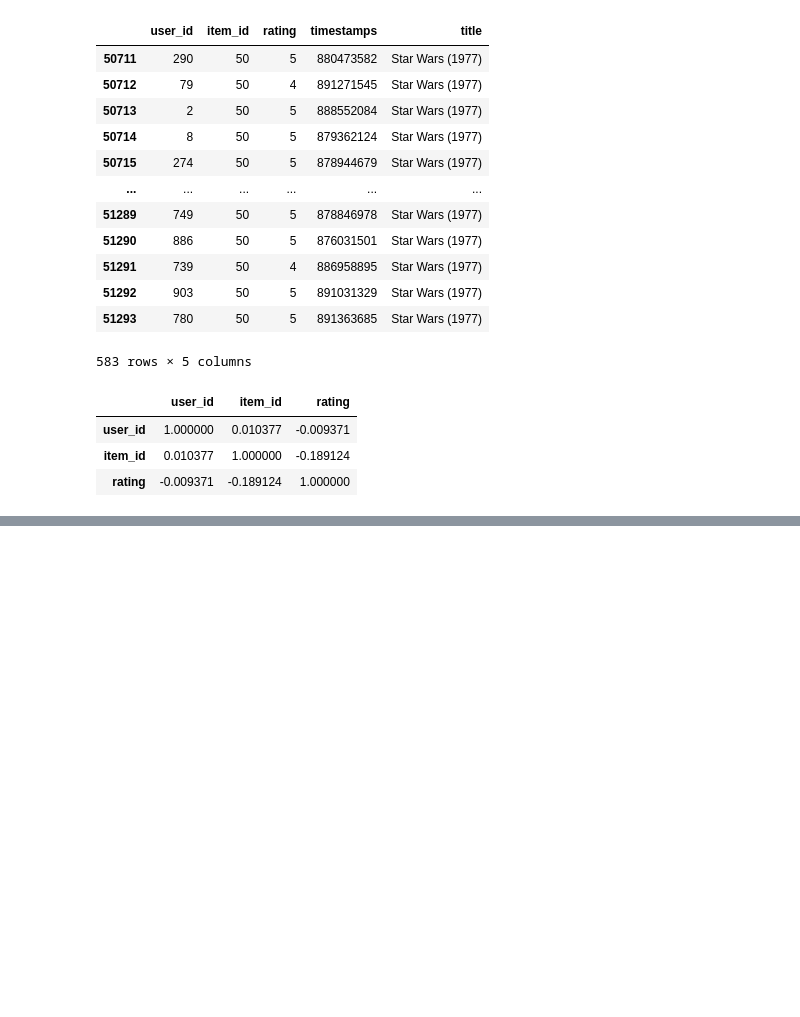
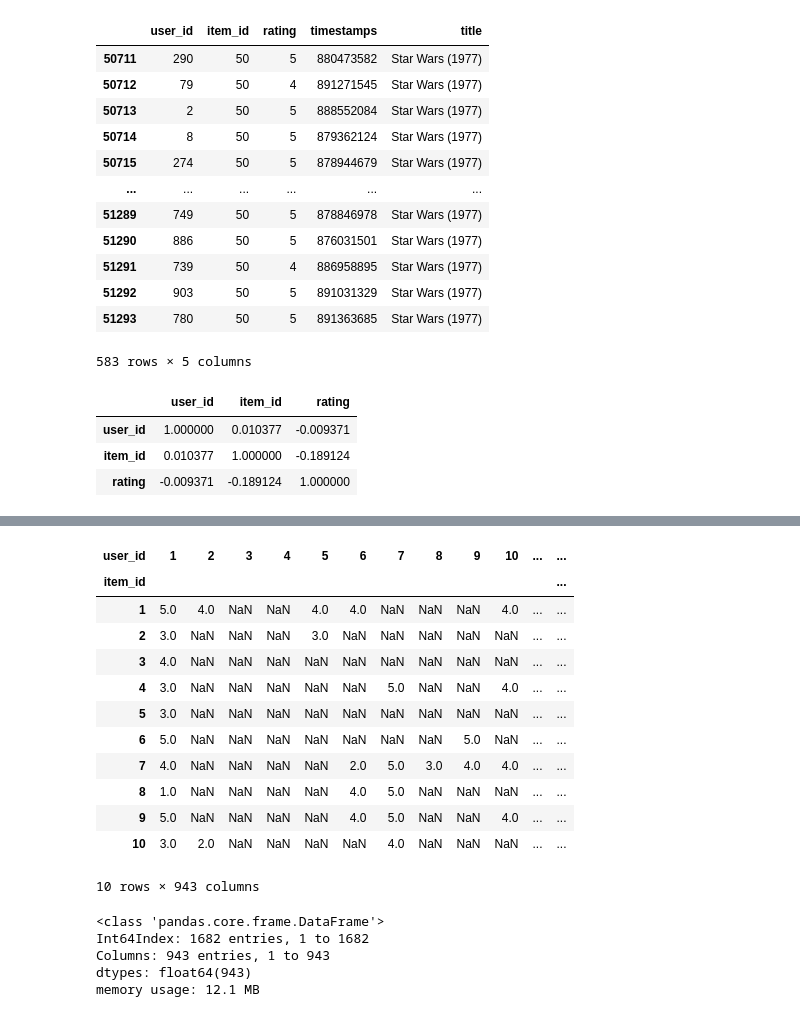
Before and after one commit to ali-d-nasseri/Recommender-System, a Jupyter notebook: Recommender Project.ipynb, the cells around one changed output, grey strips where cells are left out. Cells and saved outputs as stored; diff of their text form; code cells hidden in the pictures; blank space fills up the shorter version.

```diff
--- a/Recommender Project.ipynb
+++ b/Recommender Project.ipynb
@@ -270,0 +326,24 @@ movielens[(movielens['item_id'] == 243 ) &(movielens['user_id'] == 290) ]
+# %%
+moviematrix.head(10)
+# %% [output]
+| user_id | 1 | 2 | 3 | 4 | 5 | 6 | 7 | 8 | 9 | 10 | ... | ... |
+| item_id |  |  |  |  |  |  |  |  |  |  |  | ... |
+| 1 | 5.0 | 4.0 | NaN | NaN | 4.0 | 4.0 | NaN | NaN | NaN | 4.0 | ... | ... |
+| 2 | 3.0 | NaN | NaN | NaN | 3.0 | NaN | NaN | NaN | NaN | NaN | ... | ... |
+| 3 | 4.0 | NaN | NaN | NaN | NaN | NaN | NaN | NaN | NaN | NaN | ... | ... |
+| 4 | 3.0 | NaN | NaN | NaN | NaN | NaN | 5.0 | NaN | NaN | 4.0 | ... | ... |
+| 5 | 3.0 | NaN | NaN | NaN | NaN | NaN | NaN | NaN | NaN | NaN | ... | ... |
+| 6 | 5.0 | NaN | NaN | NaN | NaN | NaN | NaN | NaN | 5.0 | NaN | ... | ... |
+| 7 | 4.0 | NaN | NaN | NaN | NaN | 2.0 | 5.0 | 3.0 | 4.0 | 4.0 | ... | ... |
+| 8 | 1.0 | NaN | NaN | NaN | NaN | 4.0 | 5.0 | NaN | NaN | NaN | ... | ... |
+| 9 | 5.0 | NaN | NaN | NaN | NaN | 4.0 | 5.0 | NaN | NaN | 4.0 | ... | ... |
+| 10 | 3.0 | 2.0 | NaN | NaN | NaN | NaN | 4.0 | NaN | NaN | NaN | ... | ... |
+10 rows × 943 columns
+# %%
+moviematrix.info()
+# %% [output]
+<class 'pandas.core.frame.DataFrame'>
+Int64Index: 1682 entries, 1 to 1682
+Columns: 943 entries, 1 to 943
+dtypes: float64(943)
+memory usage: 12.1 MB
```
Also changed, not shown: parts of 38 cells of this notebook.
